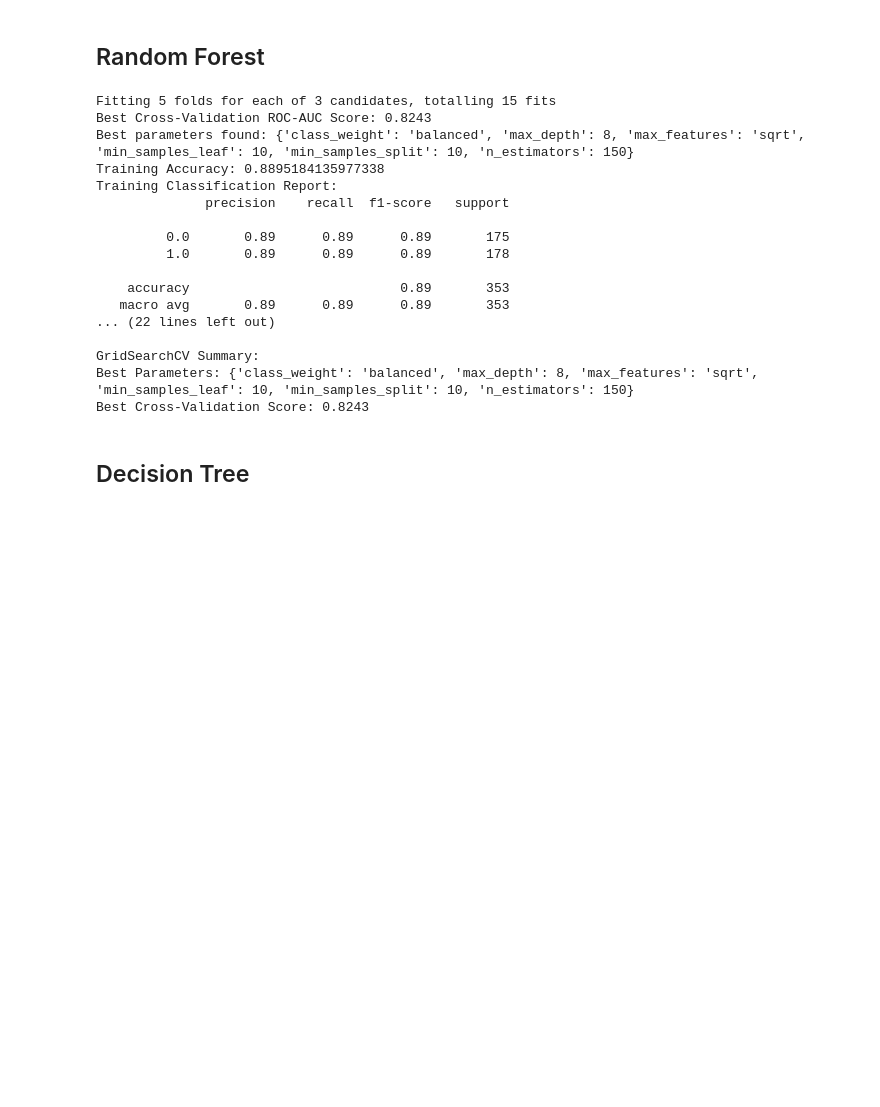
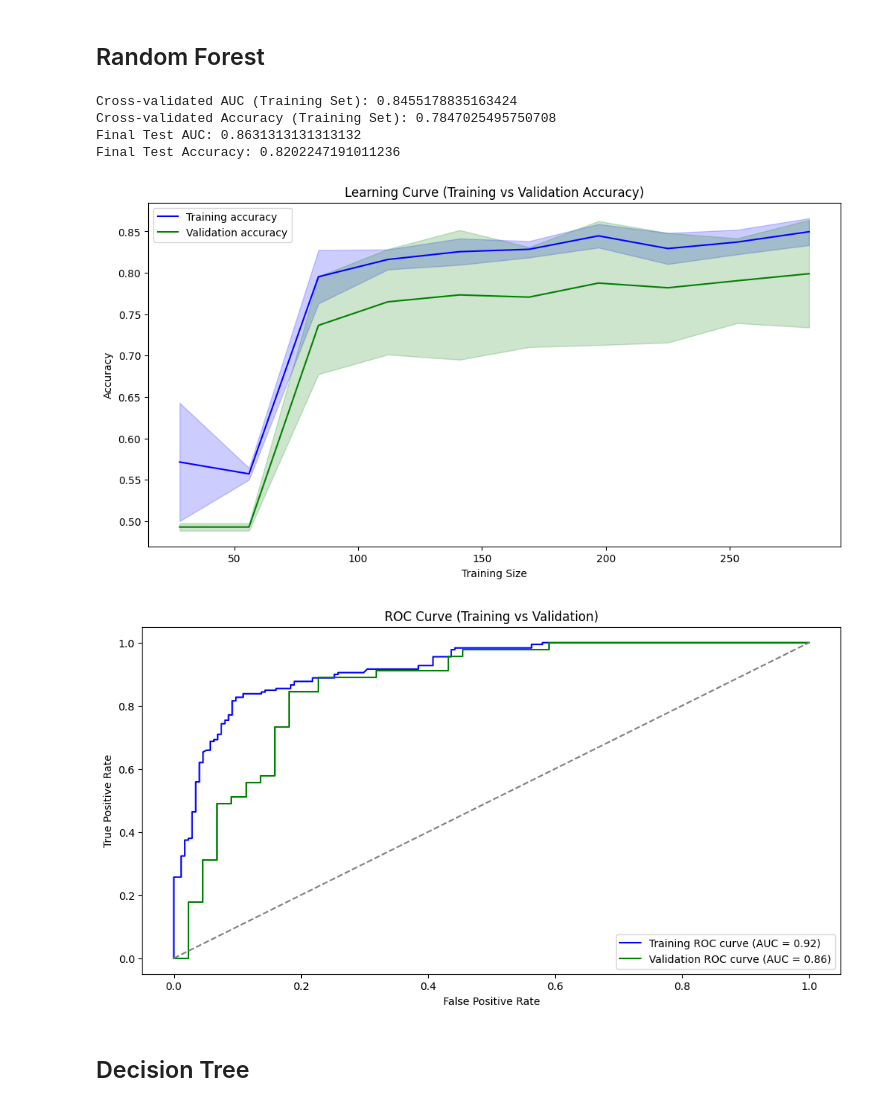
Before and after one commit to zjavkovam/DP-QSAR-Skin-Irritation, a Jupyter notebook: DP.ipynb, the cells around one changed output. Drawn from its saved outputs; the diff is of its cells as text; code cells hidden in the pictures; blank space fills up the shorter version.

```diff
--- a/DP.ipynb
+++ b/DP.ipynb
@@ -339,6 +269,6 @@ y = df['Irritation']
 # %%
 # Split the dataset into training and testing sets
-X_train, X_test, y_train, y_test = train_test_split(X, y, test_size=0.2)
+X_train, X_test, y_train, y_test = train_test_split(X, y, test_size=0.2, stratify=y)
 
 # Print the shapes of the resulting sets
 print("Shape of X_train:", X_train.shape)
@@ -368,3 +570,38 @@ Name: Irritation, Length: 353, dtype: float64
+# %%
+# Stratifikovaný K-fold cross-validation (5-fold)
+kf = StratifiedKFold(n_splits=5, shuffle=True, random_state=42)
+
+# Premenné pre ukladanie výsledkov
+accuracies = []
+
+# Iterujeme cez K-fold
+for train_index, val_index in kf.split(X, y):
+    X_train, X_val = X.iloc[train_index], X.iloc[val_index]  # Používame iloc na pandas DataFrame
+    y_train, y_val = y.iloc[train_index], y.iloc[val_index]  # Rovnaké pre y
+
+    # Vytvorenie modelu XGBoost
+    model = xgb.XGBClassifier(
+        objective='binary:logistic',  # alebo podľa potreby iný objective
+        eval_metric='logloss',         # môžete zmeniť na presnejší eval_metric
+        early_stopping_rounds=10,      # Skoro zastavenie, ak sa validácia nezlepšuje
+        n_estimators=100,             # Maximálny počet iterácií
+        random_state=42
+    )
+
+    # Tréning modelu s early stopping
+    model.fit(X_train, y_train, eval_set=[(X_val, y_val)], verbose=False)
+
+    # Predikcia na validačných dátach
+    y_pred = model.predict(X_val)
+
+    # Hodnotenie presnosti
+    accuracy = accuracy_score(y_val, y_pred)
+    accuracies.append(accuracy)
+    print(f"Validation accuracy: {accuracy:.4f}")
+
+# Priemerná presnosť cez všetky foldy
+average_accuracy = np.mean(accuracies)
+print(f"Average Accuracy: {average_accuracy:.4f}")
 # %% [markdown]
 ### print_score
 # %%
@@ -558,2 +1028,6 @@ def feature_selection(features, model):
 # %% [markdown]
 ## Random Forest
+# %%
+roc_data_list = []
+# %%
+roc_data_list = sorted(roc_data_list, key=lambda x: x['descriptory'])
@@ -609,20 +1096,0 @@ def random_forest(X_train, X_test, y_train, y_test):
-# %%
-model = random_forest(X_train, X_test, y_train, y_test)
-# %% [output]
-Fitting 5 folds for each of 3 candidates, totalling 15 fits
-Best Cross-Validation ROC-AUC Score: 0.8243
-Best parameters found: {'class_weight': 'balanced', 'max_depth': 8, 'max_features': 'sqrt', 'min_samples_leaf': 10, 'min_samples_split': 10, 'n_estimators': 150}
-Training Accuracy: 0.8895184135977338
-Training Classification Report:
-              precision    recall  f1-score   support
-
-         0.0       0.89      0.89      0.89       175
-         1.0       0.89      0.89      0.89       178
-
-    accuracy                           0.89       353
-   macro avg       0.89      0.89      0.89       353
-... (22 lines left out)
-
-GridSearchCV Summary:
-Best Parameters: {'class_weight': 'balanced', 'max_depth': 8, 'max_features': 'sqrt', 'min_samples_leaf': 10, 'min_samples_split': 10, 'n_estimators': 150}
-Best Cross-Validation Score: 0.8243
@@ -631,0 +1206,9 @@ model = random_forest(X_train_selected, X_test_selected, y_train, y_test)
+# %%
+model = randomforest(X,y)
+# %% [output]
+Cross-validated AUC (Training Set): 0.8455178835163424
+Cross-validated Accuracy (Training Set): 0.7847025495750708
+Final Test AUC: 0.8631313131313132
+Final Test Accuracy: 0.8202247191011236
+[figure, added]
+[figure, added]
```
Also changed, not shown: parts of 80 cells of this notebook, 16 other files.
